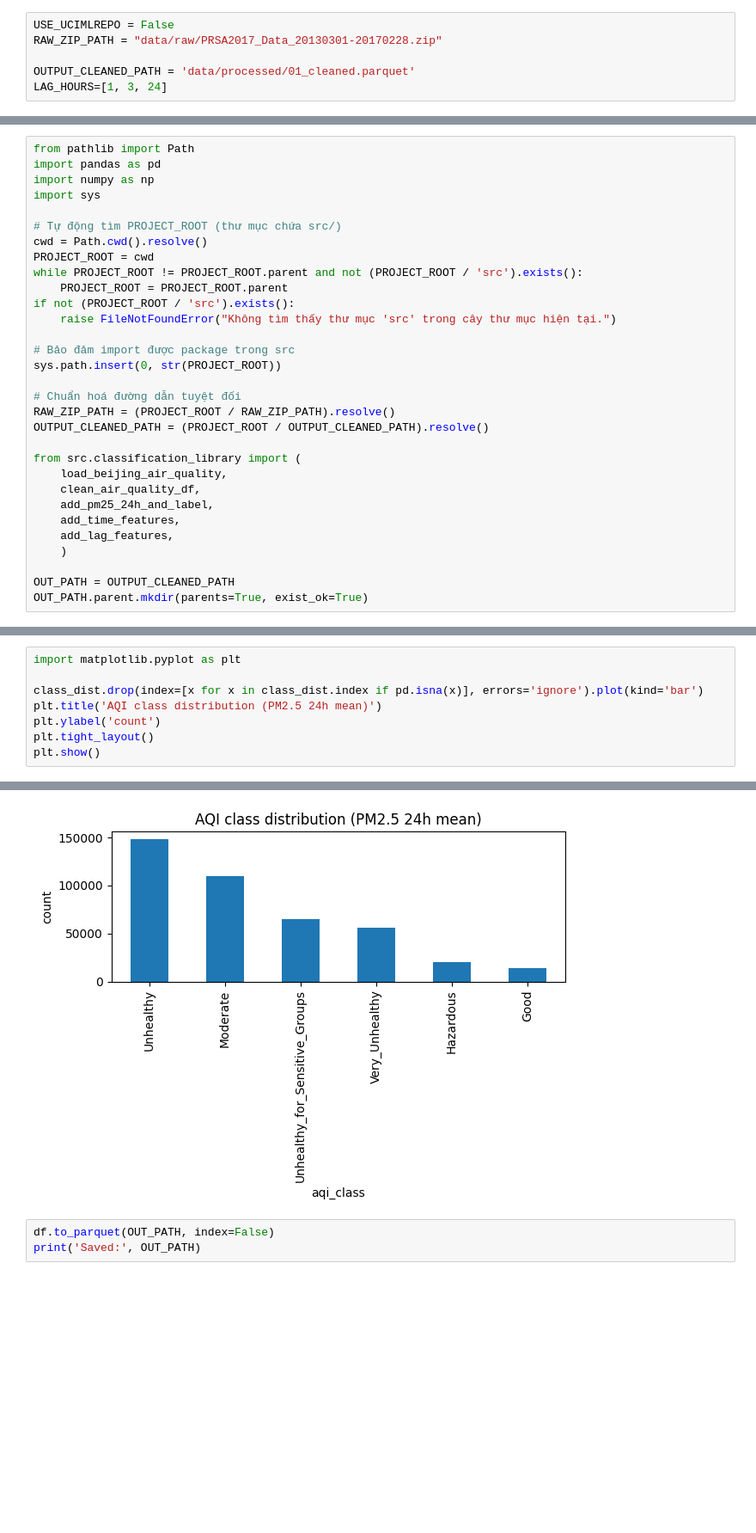
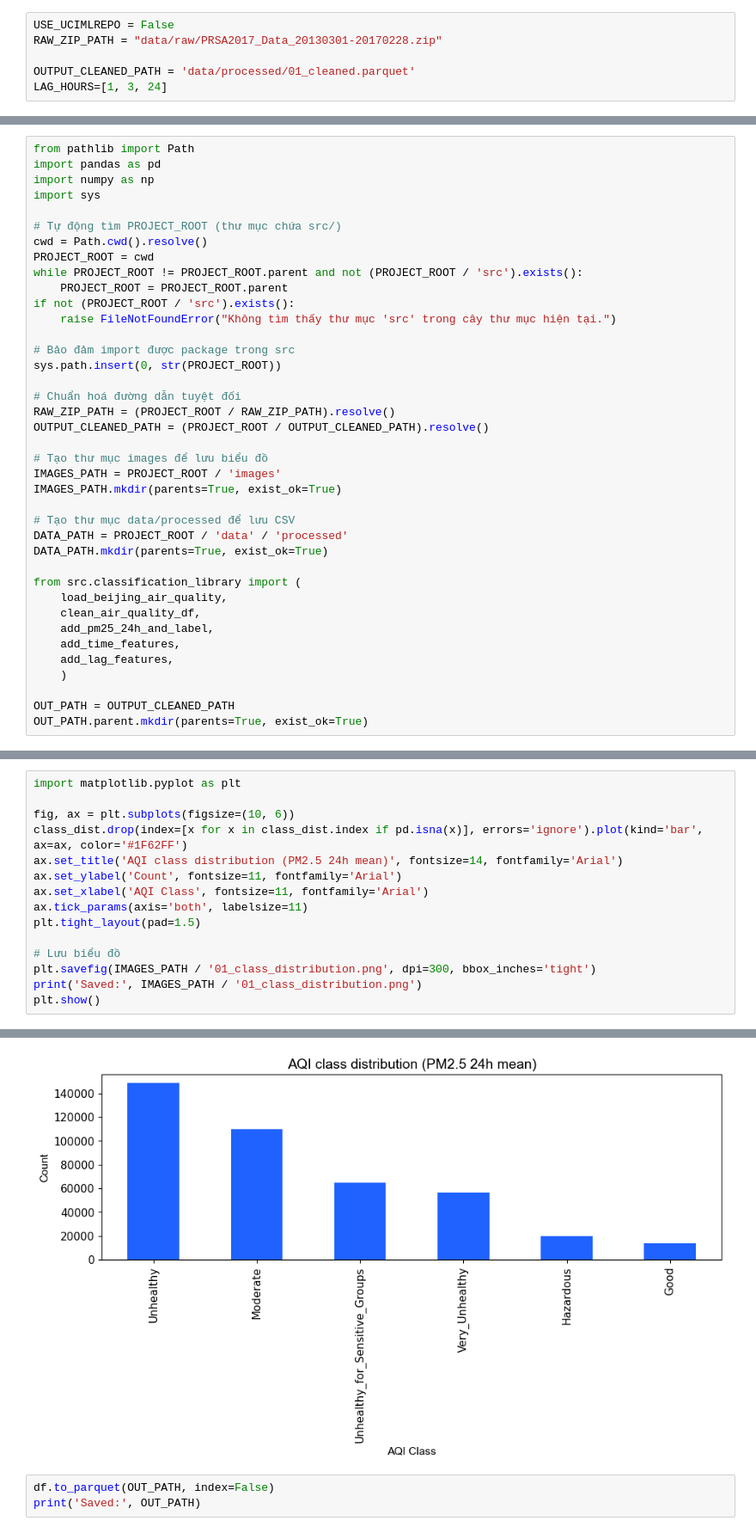
Before and after one commit to ThanhTung-KHMT-1701/AirQuality_TimeSeries, a Jupyter notebook: notebooks/runs/01_preprocessing_and_eda.ipynb, the cells around one changed output, grey strips where cells are left out. Shown at 86% size. Drawn from its saved outputs; the diff is of its cells as text; blank space fills up the shorter version.

```diff
--- a/notebooks/runs/01_preprocessing_and_eda.ipynb
+++ b/notebooks/runs/01_preprocessing_and_eda.ipynb
@@ -36,6 +36,14 @@ sys.path.insert(0, str(PROJECT_ROOT))
 RAW_ZIP_PATH = (PROJECT_ROOT / RAW_ZIP_PATH).resolve()
 OUTPUT_CLEANED_PATH = (PROJECT_ROOT / OUTPUT_CLEANED_PATH).resolve()
 
+# Tạo thư mục images để lưu biểu đồ
+IMAGES_PATH = PROJECT_ROOT / 'images'
+IMAGES_PATH.mkdir(parents=True, exist_ok=True)
+
+# Tạo thư mục data/processed để lưu CSV
+DATA_PATH = PROJECT_ROOT / 'data' / 'processed'
+DATA_PATH.mkdir(parents=True, exist_ok=True)
+
 from src.classification_library import (
     load_beijing_air_quality,
     clean_air_quality_df,
@@ -118,9 +146,16 @@ Name: count, dtype: int64
 # %%
 import matplotlib.pyplot as plt
 
-class_dist.drop(index=[x for x in class_dist.index if pd.isna(x)], errors='ignore').plot(kind='bar')
-plt.title('AQI class distribution (PM2.5 24h mean)')
-plt.ylabel('count')
-plt.tight_layout()
+fig, ax = plt.subplots(figsize=(10, 6))
+class_dist.drop(index=[x for x in class_dist.index if pd.isna(x)], errors='ignore').plot(kind='bar', ax=ax, color='#1F62FF')
+ax.set_title('AQI class distribution (PM2.5 24h mean)', fontsize=14, fontfamily='Arial')
+ax.set_ylabel('Count', fontsize=11, fontfamily='Arial')
+ax.set_xlabel('AQI Class', fontsize=11, fontfamily='Arial')
+ax.tick_params(axis='both', labelsize=11)
+plt.tight_layout(pad=1.5)
+
+# Lưu biểu đồ
+plt.savefig(IMAGES_PATH / '01_class_distribution.png', dpi=300, bbox_inches='tight')
+print('Saved:', IMAGES_PATH / '01_class_distribution.png')
 plt.show()
 # %% [output]
@@ -127,4 +163,4 @@ plt.show()
-[figure, old version]
+[figure, new version]
 # %%
 df.to_parquet(OUT_PATH, index=False)
 print('Saved:', OUT_PATH)
```
Also changed, not shown: parts of 7 cells of this notebook, 37 other files.
